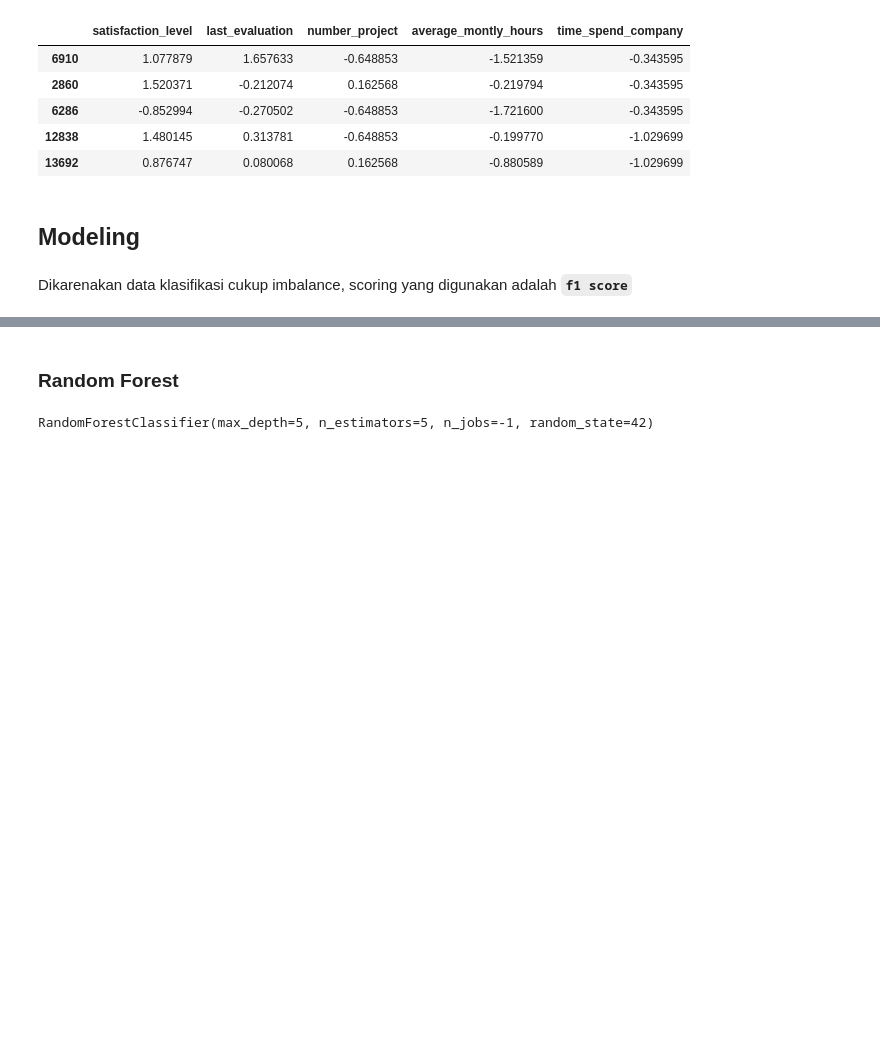
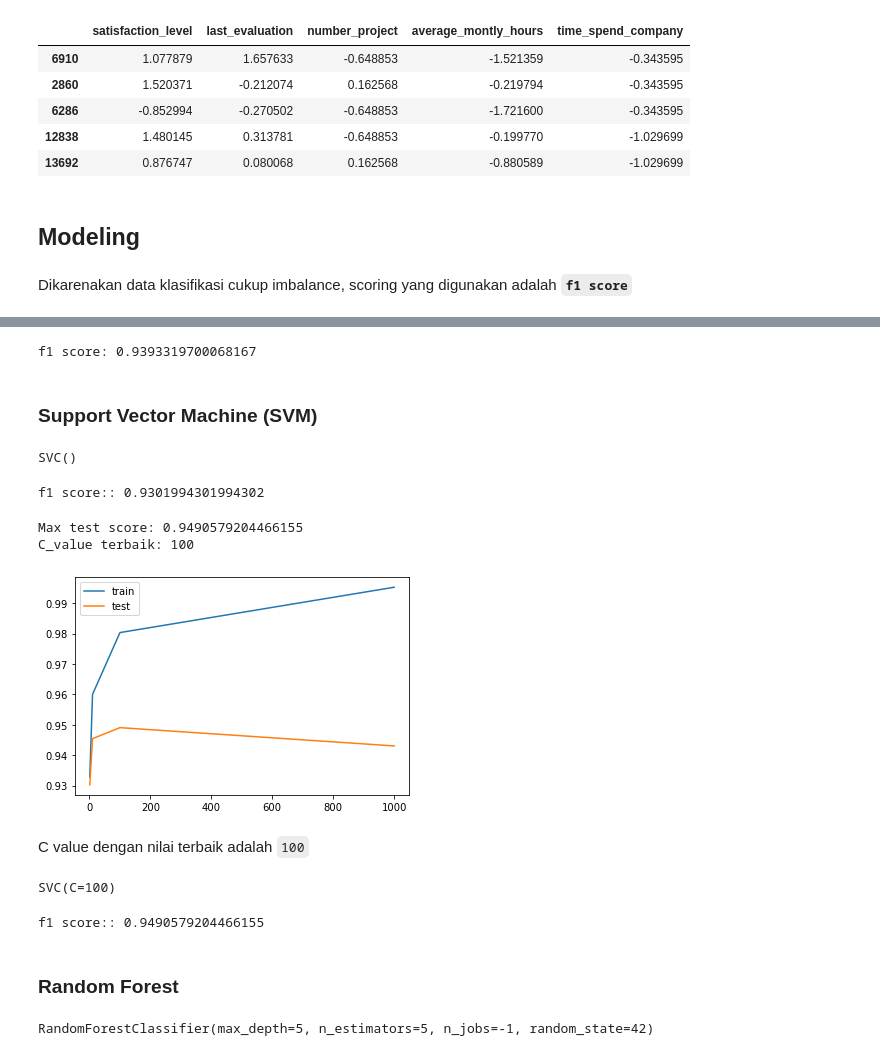
Before and after one commit to kresdev/DicodingMLExpert, a Jupyter notebook: PredictiveAnalytics/HR Turn Over Analytics.ipynb, the cells around one changed output, grey strips where cells are left out. Saved outputs shown, nothing was run; the diff lists cells and outputs as text; code cells hidden in the pictures; blank space fills up the shorter version.

```diff
--- a/PredictiveAnalytics/HR Turn Over Analytics.ipynb
+++ b/PredictiveAnalytics/HR Turn Over Analytics.ipynb
@@ -335,0 +352,17 @@ f1 score: 0.9393319700068167
+# %%
+knn_f1 = f1_score(y_test, knn.predict(X_test))
+print('f1 score: ' + str(knn_f1))
+# %% [output]
+f1 score: 0.9393319700068167
+# %% [markdown]
+###  Support Vector Machine (SVM)
+# %%
+svc = SVC()
+svc.fit(X_train, y_train)
+# %% [output]
+SVC()
+# %%
+svc_f1 = f1_score(y_test, svc.predict(X_test))
+print('f1 score:: ' + str(svc_f1))
+# %% [output]
+f1 score:: 0.9301994301994302
@@ -336,3 +382,26 @@ f1 score: 0.9393319700068167
+# %%
+plt.plot(C_values, train_score, label='train')
+plt.plot(C_values, test_score, label='test')
+plt.legend()
+
+print("Max test score: " + str(np.max(test_score)))
+print("C_value terbaik: " + str(C_values[np.argmax(test_score)]))
+# %% [output]
+Max test score: 0.9490579204466155
+C_value terbaik: 100
+[figure, added]
+# %% [markdown]
+C value dengan nilai terbaik adalah `100`
+# %%
+svc = SVC(C=100)
+svc.fit(X_train, y_train)
+# %% [output]
+SVC(C=100)
+# %%
+svc_f1 = f1_score(y_test, svc.predict(X_test))
+print('f1 score:: ' + str(svc_f1))
+# %% [output]
+f1 score:: 0.9490579204466155
 # %% [markdown]
 ### Random Forest
 # %%
```
Also changed, not shown: parts of 29 cells of this notebook, 7 other files.
